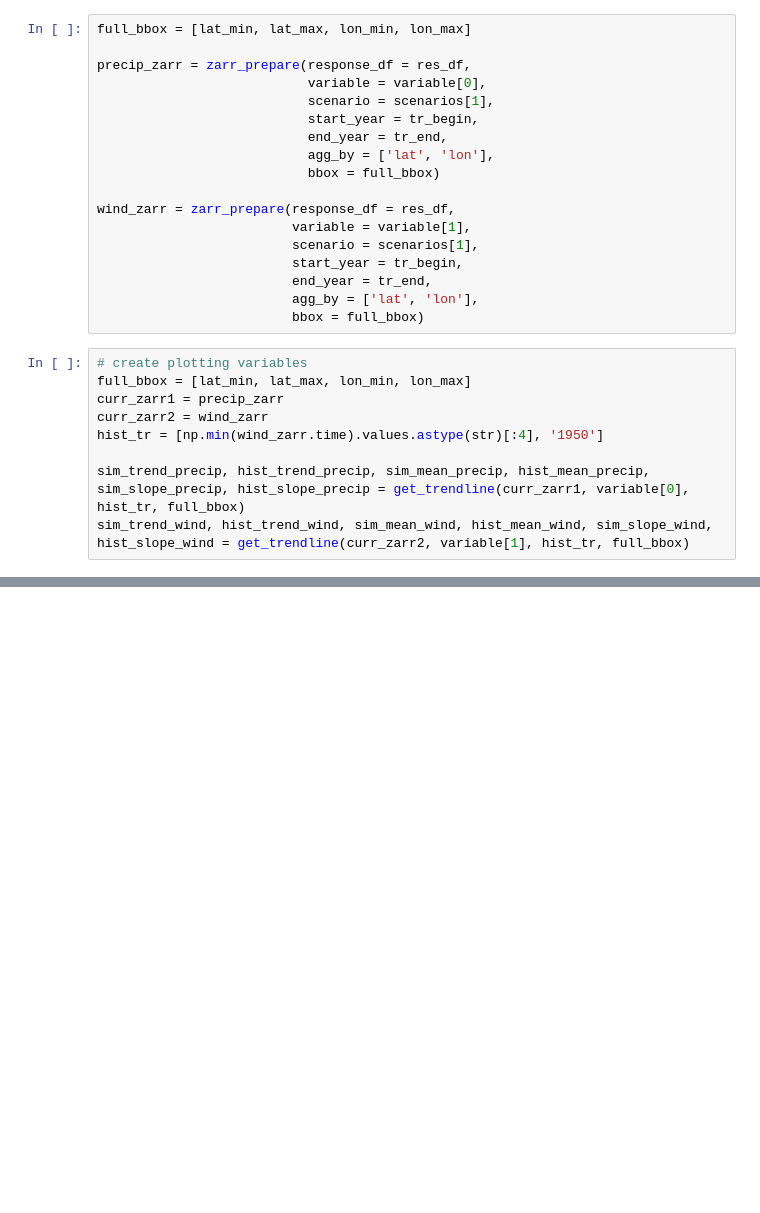
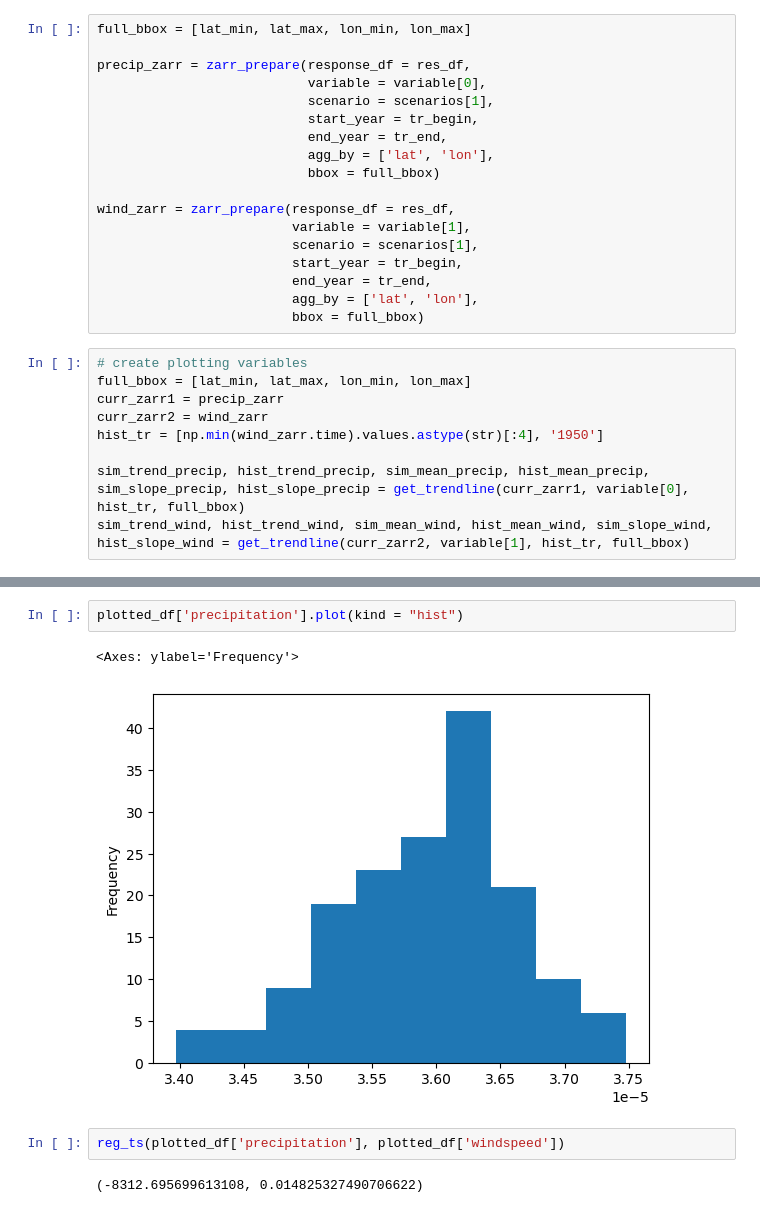
Before and after one commit to silkieMoth/eds_296_climate-modeling_final_proj, a Jupyter notebook: indian_monsoons.ipynb, the cells around one changed output, grey strips where cells are left out. Saved outputs shown, nothing was run; the diff lists cells and outputs as text; blank space fills up the shorter version.

```diff
--- a/indian_monsoons.ipynb
+++ b/indian_monsoons.ipynb
@@ -239,0 +604,9 @@ visualize_model(
+# %%
+plotted_df['precipitation'].plot(kind = "hist")
+# %% [output]
+<Axes: ylabel='Frequency'>
+[figure, added]
+# %%
+reg_ts(plotted_df['precipitation'], plotted_df['windspeed'])
+# %% [output]
+(-8312.695699613108, 0.014825327490706622)
```
Also changed, not shown: parts of 37 cells of this notebook.
